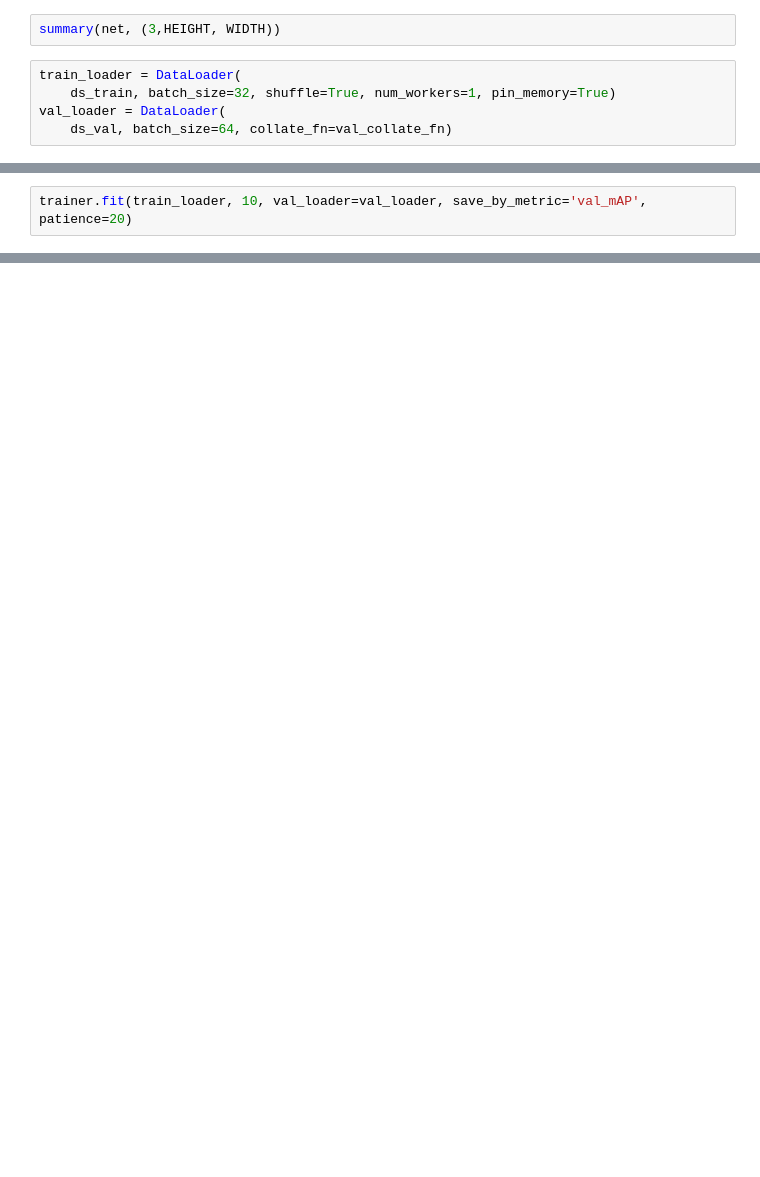
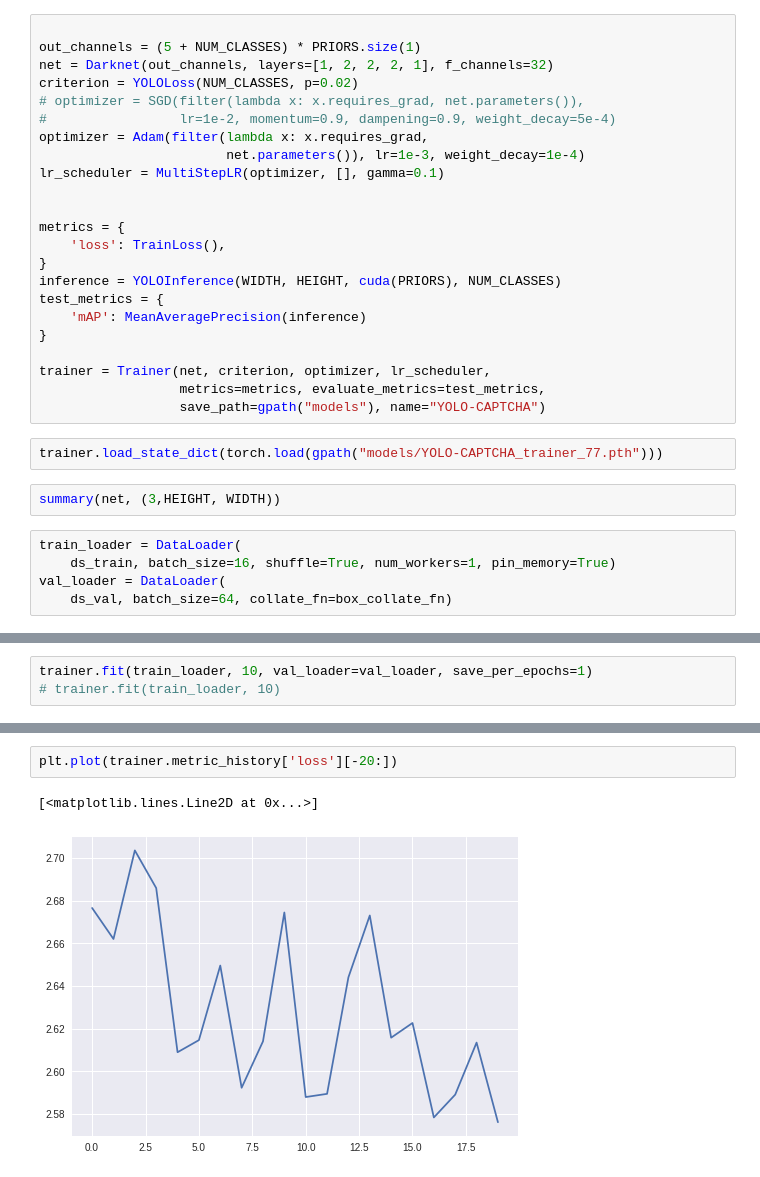
Before and after one commit to sbl1996/colab_notebooks, a Jupyter notebook: YOLO_CAPTCHA.ipynb, the cells around one changed output, grey strips where cells are left out. Saved outputs shown, nothing was run; the diff lists cells and outputs as text; blank space fills up the shorter version.

Commit message:
New YOLOv3-CAPTCHA

```diff
--- a/YOLO_CAPTCHA.ipynb
+++ b/YOLO_CAPTCHA.ipynb
@@ -469,7 +454,32 @@ trainer = Trainer(net, criterion, optimizer, lr_scheduler,
+# %%
+
+out_channels = (5 + NUM_CLASSES) * PRIORS.size(1)
+net = Darknet(out_channels, layers=[1, 2, 2, 2, 1], f_channels=32)
+criterion = YOLOLoss(NUM_CLASSES, p=0.02)
+# optimizer = SGD(filter(lambda x: x.requires_grad, net.parameters()),
+#                 lr=1e-2, momentum=0.9, dampening=0.9, weight_decay=5e-4)
+optimizer = Adam(filter(lambda x: x.requires_grad,
+                        net.parameters()), lr=1e-3, weight_decay=1e-4)
+lr_scheduler = MultiStepLR(optimizer, [], gamma=0.1)
+
+
+metrics = {
+    'loss': TrainLoss(),
+}
+inference = YOLOInference(WIDTH, HEIGHT, cuda(PRIORS), NUM_CLASSES)
+test_metrics = {
+    'mAP': MeanAveragePrecision(inference)
+}
+
+trainer = Trainer(net, criterion, optimizer, lr_scheduler,
+                  metrics=metrics, evaluate_metrics=test_metrics,
+                  save_path=gpath("models"), name="YOLO-CAPTCHA")
+# %%
+trainer.load_state_dict(torch.load(gpath("models/YOLO-CAPTCHA_trainer_77.pth")))
 # %%
 summary(net, (3,HEIGHT, WIDTH))
 # %%
 train_loader = DataLoader(
-    ds_train, batch_size=32, shuffle=True, num_workers=1, pin_memory=True)
+    ds_train, batch_size=16, shuffle=True, num_workers=1, pin_memory=True)
 val_loader = DataLoader(
-    ds_val, batch_size=64, collate_fn=val_collate_fn)
+    ds_val, batch_size=64, collate_fn=box_collate_fn)
@@ -478,3 +486,4 @@ lr_scheduler.milestones = [20, 30, 40]
 # %%
-trainer.fit(train_loader, 10, val_loader=val_loader, save_by_metric='val_mAP', patience=20)
+trainer.fit(train_loader, 10, val_loader=val_loader, save_per_epochs=1)
+# trainer.fit(train_loader, 10)
 # %% [output]
@@ -518 +507,6 @@ validate ------ mAP: 0.9682
+# %%
+plt.plot(trainer.metric_history['loss'][-20:])
+# %% [output]
+[<matplotlib.lines.Line2D at 0x...>]
+[figure, added]
 # %%
```
Also changed, not shown: parts of 17 cells of this notebook, 1 other file.
